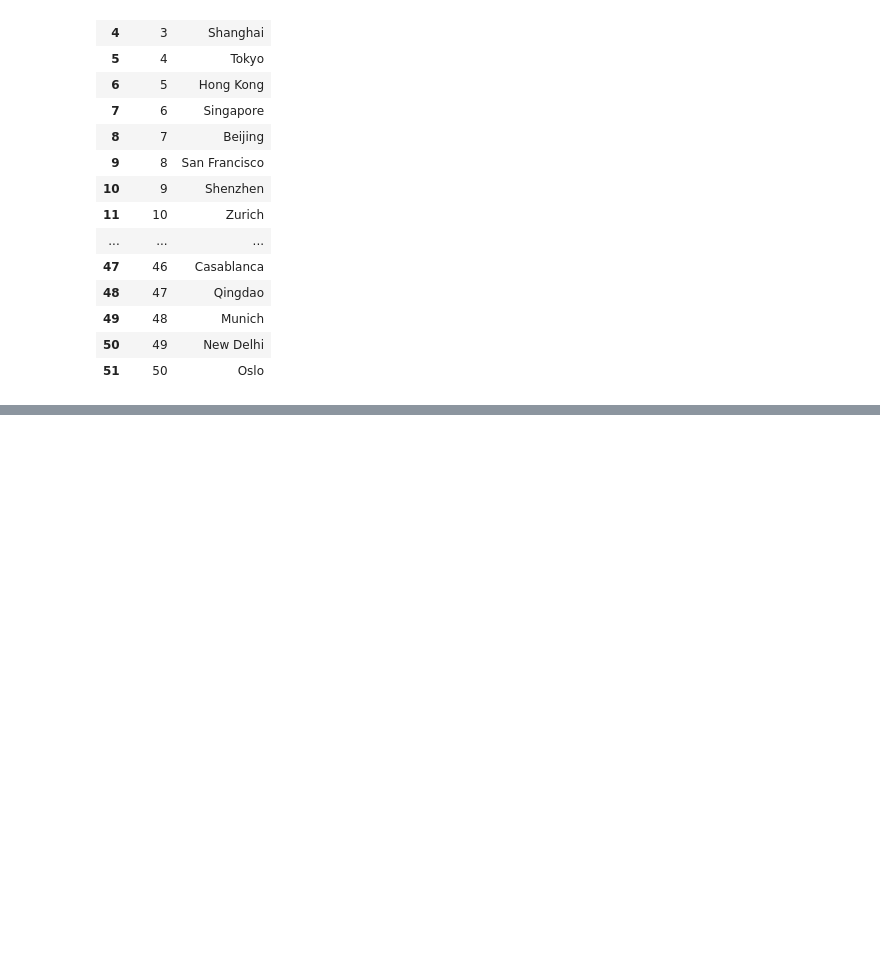
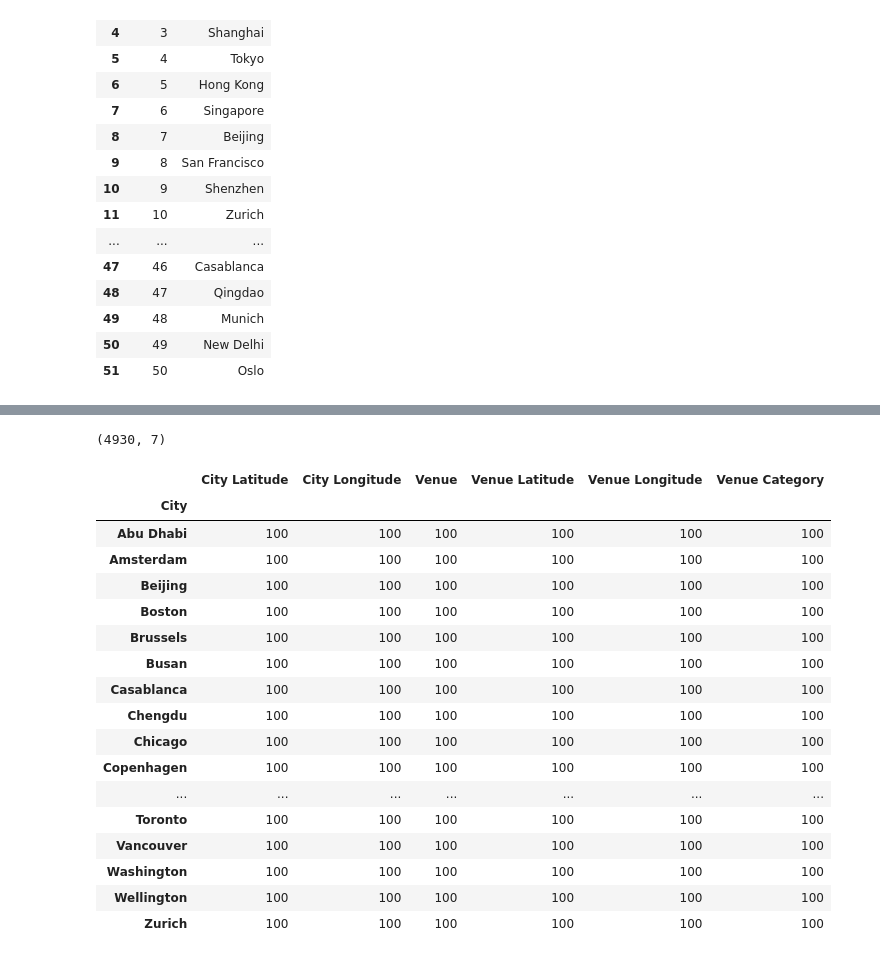
Before and after one commit to Elliot-Taylor/Data-Science-Capstone, a Jupyter notebook: Notebooks/Project Notebook.ipynb, the cells around one changed output, grey strips where cells are left out. Drawn from its saved outputs; the diff is of its cells as text; code cells hidden in the pictures; blank space fills up the shorter version.

```diff
--- a/Notebooks/Project Notebook.ipynb
+++ b/Notebooks/Project Notebook.ipynb
@@ -78,3 +75,9 @@ df['Longitude'] = longs
+# %%
+df['Latitude'] = lats
+df['Longitude'] = longs
+
+df.loc[df.Centre == "Beijing", "Latitude"] = 39.914736
+df.loc[df.Centre == "Beijing", "Longitude"] = 116.405894
 # %%
 worldMap = folium.Map(zoom_start=10)
 
@@ -95,3 +98,14 @@ for lat, lng, City in zip(df['Latitude'], df['Longitude'], df['Centre']):
 worldMap
 # %% [output]
 [interactive output not drawn]
+# %%
+# Load Foursquare credentials
+CLIENT_ID = '1UWPXEJJPVA3N424ACSVHJTOPARDZHAA51KZYMSKXKUFE1JG' # your Foursquare ID
+CLIENT_SECRET = 'FNXFZRIGHXLLHD0C4E3ILHO1RILM24LA3R4WDRJV5NIDN3VX' # your Foursquare Secret
+ACCESS_TOKEN = '3SE5USOAVDLOBV3RI3DIKXG05UPNX34HQOU5PR24LDVIA5YO' # your FourSquare Access Token
+VERSION = '20180605' # Foursquare API version
+LIMIT = 100 # A default Foursquare API limit value
+
+print('Your credentails:')
+print('CLIENT_ID: ' + CLIENT_ID)
+print('CLIENT_SECRET:' + CLIENT_SECRET)
@@ -97,0 +157,6 @@ worldMap
+# %%
+# Create a dataframe containing all of the venues by City
+city_venues = getNearbyVenues(names=df['Centre'],
+                                   latitudes=df['Latitude'],
+                                   longitudes=df['Longitude']
+                                  )
@@ -97,0 +190,25 @@ worldMap
+# %%
+print(city_venues.shape)
+# %% [output]
+(4930, 7)
+# %%
+city_venues.groupby('City').count()
+# %% [output]
+|  | City Latitude | City Longitude | Venue | Venue Latitude | Venue Longitude | Venue Category |
+| City |  |  |  |  |  |  |
+| Abu Dhabi | 100 | 100 | 100 | 100 | 100 | 100 |
+| Amsterdam | 100 | 100 | 100 | 100 | 100 | 100 |
+| Beijing | 100 | 100 | 100 | 100 | 100 | 100 |
+| Boston | 100 | 100 | 100 | 100 | 100 | 100 |
+| Brussels | 100 | 100 | 100 | 100 | 100 | 100 |
+| Busan | 100 | 100 | 100 | 100 | 100 | 100 |
+| Casablanca | 100 | 100 | 100 | 100 | 100 | 100 |
+| Chengdu | 100 | 100 | 100 | 100 | 100 | 100 |
+| Chicago | 100 | 100 | 100 | 100 | 100 | 100 |
+| Copenhagen | 100 | 100 | 100 | 100 | 100 | 100 |
+| ... | ... | ... | ... | ... | ... | ... |
+| Toronto | 100 | 100 | 100 | 100 | 100 | 100 |
+| Vancouver | 100 | 100 | 100 | 100 | 100 | 100 |
+| Washington | 100 | 100 | 100 | 100 | 100 | 100 |
+| Wellington | 100 | 100 | 100 | 100 | 100 | 100 |
+| Zurich | 100 | 100 | 100 | 100 | 100 | 100 |
```
Also changed, not shown: parts of 19 cells of this notebook, 2 other files.
